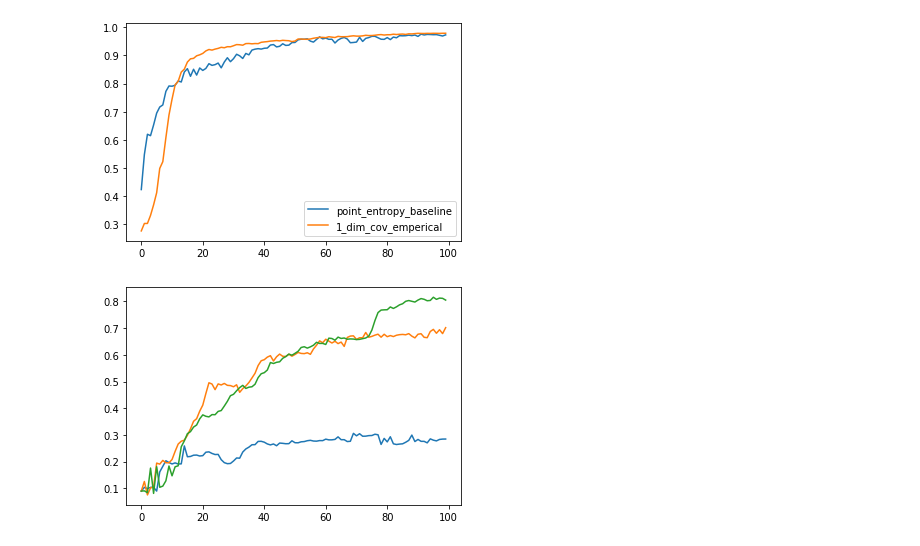
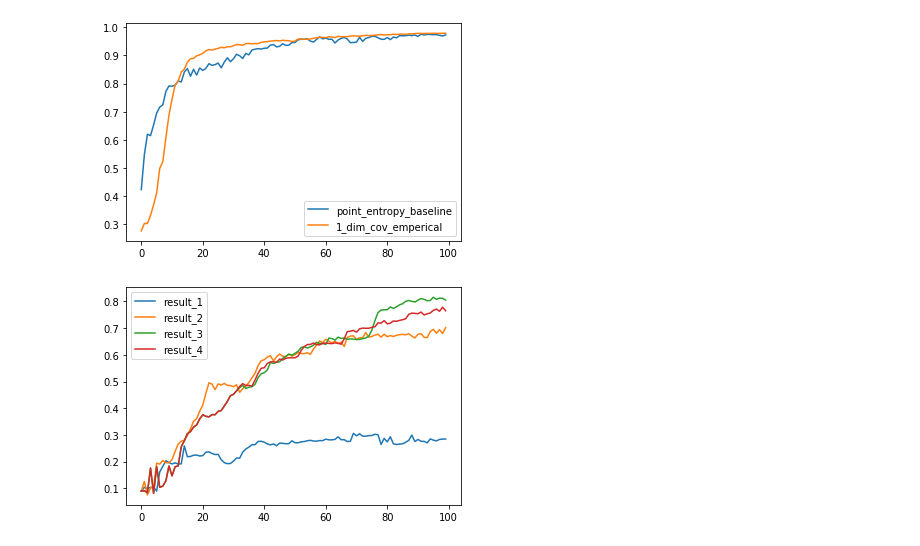
Before and after one commit to Razcle/active_learning, a Jupyter notebook: result.ipynb, the cells around one changed output. Saved outputs shown, nothing was run; the diff lists cells and outputs as text; code cells hidden in the pictures.

```diff
--- a/result.ipynb
+++ b/result.ipynb
@@ -74,19 +74,21 @@ plt.show()
 # %% [output]
 [figure]
 # %%
-# result1: optim.Adam(params, lr=0.001)
-# result2: optim.Adam(params, lr=0.0001)
-# result3: optim.Adam(params, lr=0.00003)
+# result1: optim.Adam(params, lr=0.001),q_rank=10
+# result2: optim.Adam(params, lr=0.0001),q_rank=10
+# result3: optim.Adam(params, lr=0.00003),q_rank=10
 
 import matplotlib.pyplot as plt
 import numpy as np
 result_1=[0.0892, 0.1032, 0.0982, 0.1032, 0.1032, 0.0892, 0.1611, 0.182, 0.2029, 0.1962,0.1909, 0.1948, 0.1908, 0.1912, 0.2585, 0.2179, 0.219, 0.2237, 0.2242, 0.2207, 0.222, 0.2349, 0.2362, 0.2303, 0.2262, 0.2267, 0.2068, 0.1958, 0.1919, 0.1927, 0.202, 0.2133, 0.2125, 0.2355, 0.2471, 0.2539, 0.2629, 0.2633, 0.2754, 0.2758, 0.2725, 0.2659, 0.2623, 0.2658, 0.2592, 0.2692, 0.2682, 0.2667, 0.267, 0.2777, 0.2705, 0.2702, 0.2739, 0.2748, 0.278, 0.2795, 0.2768, 0.2763, 0.2785, 0.2783, 0.2839, 0.2812, 0.2813, 0.2829, 0.2925, 0.2818, 0.2819, 0.2749, 0.2759, 0.3056, 0.2964, 0.3042, 0.2948, 0.2951, 0.2971, 0.2975, 0.3023, 0.3003, 0.2641, 0.2867, 0.2736, 0.2928, 0.2664, 0.2638, 0.2654, 0.2664, 0.2722, 0.2793, 0.2991, 0.2749, 0.2828, 0.2757, 0.2756, 0.27, 0.2849, 0.2801, 0.2773, 0.2828, 0.2841, 0.2843]
 result_2=[0.0892, 0.1252, 0.0748, 0.101, 0.1052, 0.1941, 0.1902, 0.2042, 0.1954, 0.1952,0.2074, 0.238, 0.2656, 0.2761, 0.2802, 0.2982, 0.3225, 0.3508, 0.3606, 0.3887, 0.4115, 0.4547, 0.4953, 0.4905, 0.4694, 0.491, 0.487, 0.4928, 0.4856, 0.4847, 0.4803, 0.4877, 0.4594, 0.4732, 0.4832, 0.4962, 0.5133, 0.5309, 0.5598, 0.5778, 0.5818, 0.5914, 0.5968, 0.5768, 0.5927, 0.6028, 0.5945, 0.5938, 0.6022, 0.5949, 0.6013, 0.6089, 0.6053, 0.6045, 0.6077, 0.6019, 0.6219, 0.636, 0.6524, 0.6453, 0.6585, 0.6515, 0.6443, 0.6509, 0.6421, 0.6478, 0.6316, 0.6651, 0.6703, 0.6712, 0.6578, 0.6641, 0.664, 0.6838, 0.666, 0.6692, 0.6738, 0.6774, 0.6661, 0.6771, 0.668, 0.6722, 0.6685, 0.6734, 0.6756, 0.6765, 0.6752, 0.6795, 0.6701, 0.6635, 0.6772, 0.6792, 0.6657, 0.6643, 0.6875, 0.6954, 0.6809, 0.6941, 0.6796, 0.7019]
 result_3=[0.0892, 0.09, 0.0833, 0.1755, 0.0805, 0.1806, 0.1034, 0.1078, 0.1277, 0.1832, 0.1464, 0.1803, 0.184, 0.2554, 0.2775,0.3044, 0.3121, 0.3291, 0.337, 0.36, 0.3749, 0.3696, 0.3673, 0.3759, 0.3755, 0.3879, 0.3911, 0.4079, 0.4257, 0.4468, 0.452, 0.4654, 0.4771, 0.4855, 0.474, 0.4787, 0.4803, 0.4898, 0.5145, 0.5291, 0.5331, 0.5431, 0.5711, 0.5675, 0.572, 0.5739, 0.587, 0.5934, 0.6028, 0.5986, 0.6056, 0.6132, 0.6276, 0.6303, 0.6252, 0.6299, 0.636, 0.6469, 0.6427, 0.6429, 0.6388, 0.6625, 0.6612, 0.6548, 0.6664, 0.6614, 0.6631, 0.6585, 0.6596, 0.6591, 0.6572, 0.658, 0.6606, 0.6631, 0.6702, 0.6928, 0.7285, 0.7584, 0.7678, 0.7687, 0.7691, 0.7795, 0.7739, 0.7799, 0.7874, 0.7915, 0.8007, 0.8036, 0.8007, 0.7979, 0.8053, 0.8109, 0.8082, 0.8028, 0.8039, 0.8159, 0.808, 0.8127, 0.8118, 0.8052]
+result_4=[0.0892, 0.09, 0.0833, 0.1755, 0.0805, 0.1806, 0.1034, 0.1078, 0.1277, 0.1832, 0.1464, 0.1803, 0.184, 0.2554, 0.2775, 0.3044, 0.3121, 0.3291, 0.337, 0.36, 0.3749, 0.3696, 0.3673, 0.3759, 0.3755, 0.3879, 0.3911, 0.4079, 0.4257, 0.4468, 0.452, 0.4654, 0.4816, 0.4921,0.485, 0.4856, 0.4832, 0.5055, 0.531,0.5496, 0.5515, 0.568, 0.5736, 0.5739, 0.5721, 0.5842, 0.5805, 0.587, 0.5889, 0.5887, 0.589, 0.5954, 0.6161, 0.6308, 0.6385, 0.6391, 0.6442, 0.6384, 0.6376, 0.6428, 0.6444, 0.6428, 0.642, 0.6449, 0.6434, 0.6398, 0.6596, 0.6871,0.6885, 0.6916, 0.685, 0.6974, 0.7002, 0.6996, 0.6997, 0.7031, 0.7053, 0.7197, 0.7189, 0.7282, 0.7161, 0.7186, 0.727, 0.7256, 0.7291, 0.7317, 0.7352, 0.7518, 0.7564, 0.7554, 0.7541, 0.7603,0.7496, 0.7539, 0.7571, 0.7666, 0.7715, 0.7634, 0.7785, 0.7652]
 plt.plot(result_1,label='result_1')
 plt.plot(result_2,label='result_2')
 plt.plot(result_3,label='result_3')
-
+plt.plot(result_4,label='result_4')
+plt.legend()
 plt.show()
 # %% [output]
-[figure, old version]
+[figure, new version]
```
Also changed, not shown: 2 other files.
